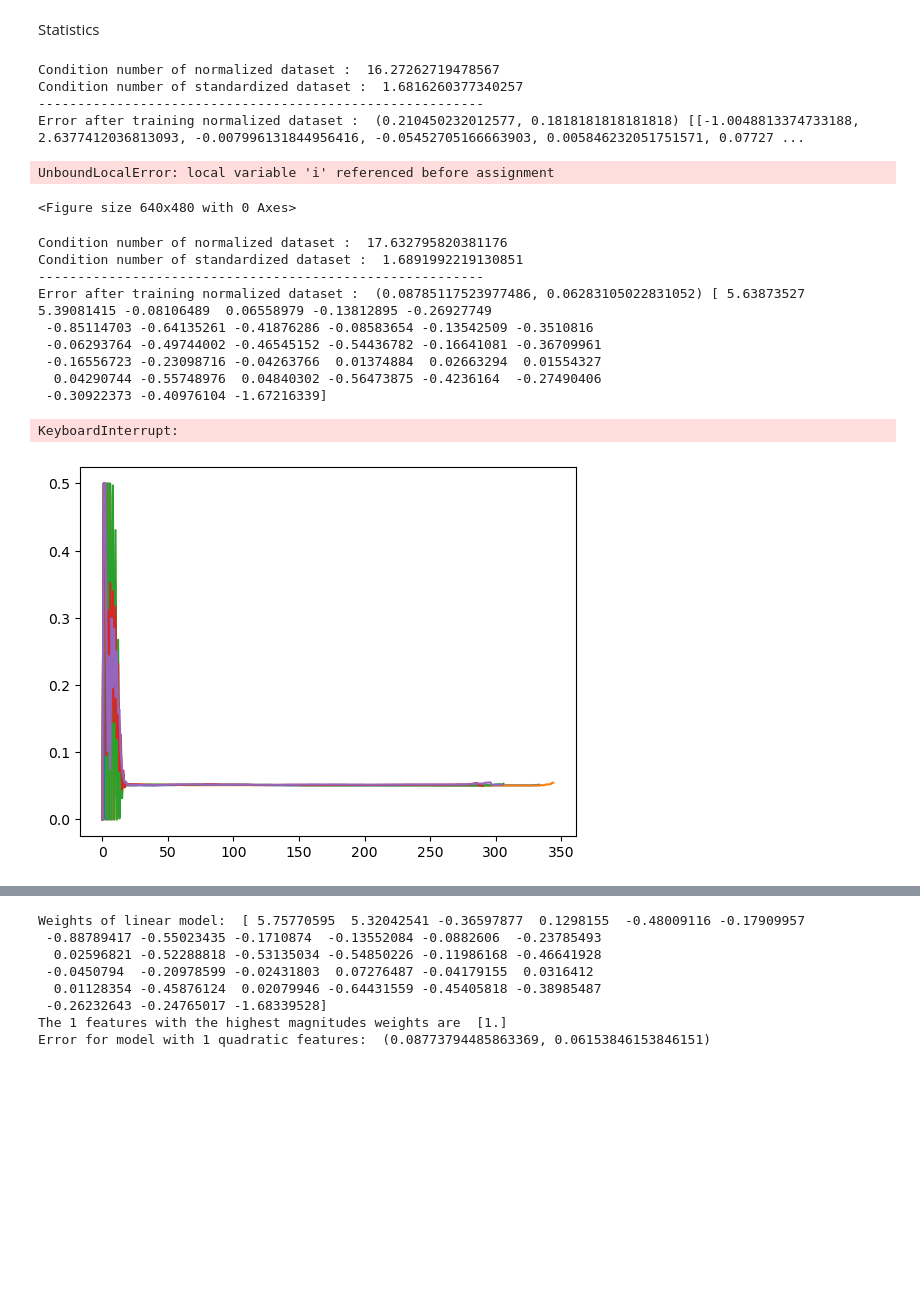
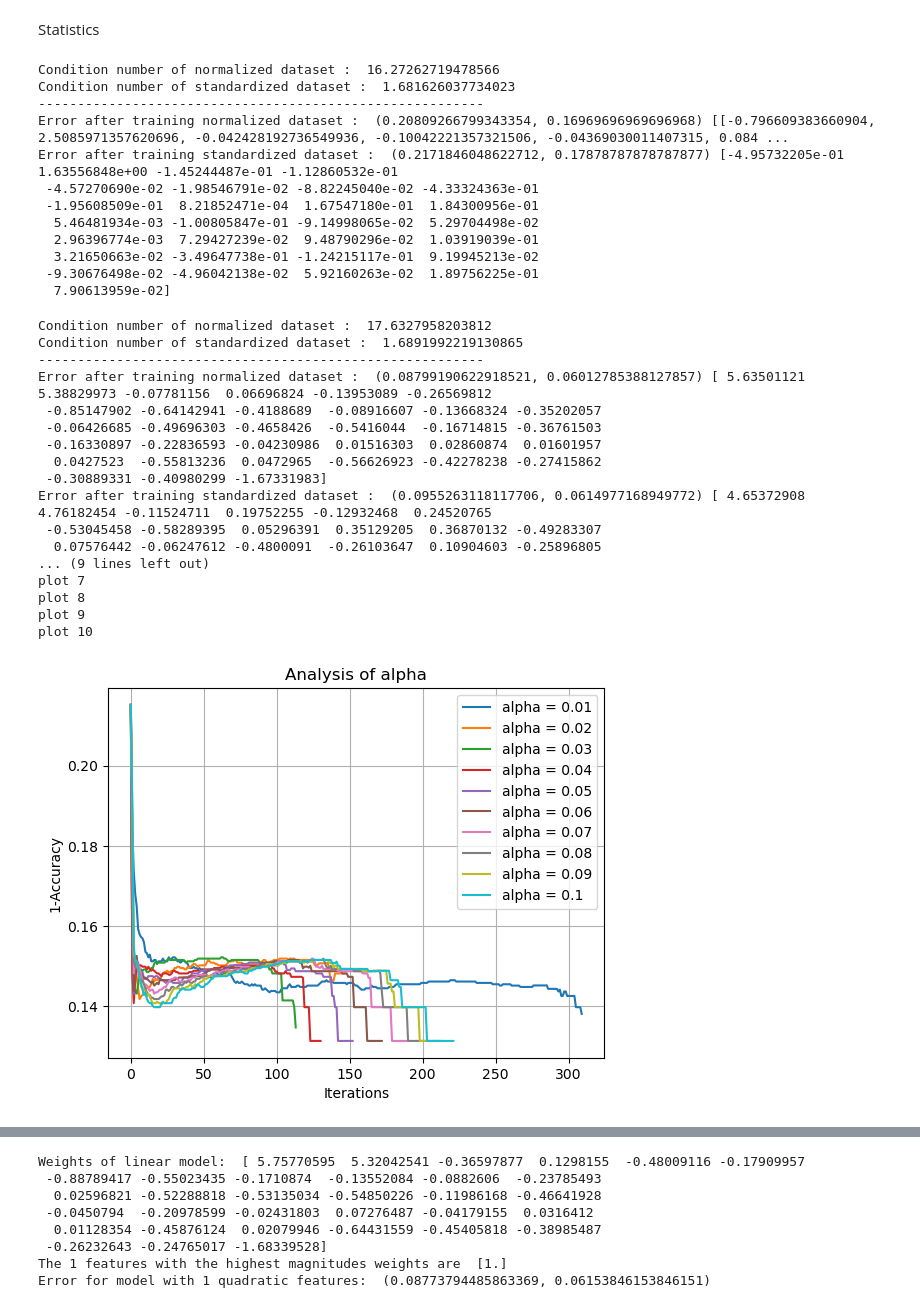
Before and after one commit to MiniMath0002/ECSE551, a Jupyter notebook: Assignment1Code.ipynb, the cells around one changed output, grey strips where cells are left out. Saved outputs shown, nothing was run; the diff lists cells and outputs as text; code cells hidden in the pictures; blank space fills up the shorter version.

Commit message:
added models

```diff
--- a/Assignment1Code.ipynb
+++ b/Assignment1Code.ipynb
@@ -393,54 +393,68 @@ print("Condition number of standardized dataset : ", condition_number(features_c
 print("---------------------------------------------------------")
 #print("Error after training original dataset : ", ckd_model.crossValidation(10))
 print("Error after training normalized dataset : ", ckd_model_norm.crossValidation(10), ckd_model_norm.weigth_arr)
-ckd_model_norm.hyperparameterAnalysis(10)
 
 
-#print("Error after training standardized dataset : ", ckd_model_stand.crossValidation(10),ckd_model_stand.avg_weigth)
+
+print("Error after training standardized dataset : ", ckd_model_stand.crossValidation(10),ckd_model_stand.avg_weigth)
 # %% [output]
-Condition number of normalized dataset :  16.27262719478567
-Condition number of standardized dataset :  1.6816260377340257
+Condition number of normalized dataset :  16.27262719478566
+Condition number of standardized dataset :  1.681626037734023
 ---------------------------------------------------------
-Error after training normalized dataset :  (0.210450232012577, 0.1818181818181818) [[-1.0048813374733188, 2.6377412036813093, -0.007996131844956416, -0.05452705166663903, 0.005846232051751571, 0.07727 ...
+Error after training normalized dataset :  (0.20809266799343354, 0.16969696969696968) [[-0.796609383660904, 2.5085971357620696, -0.042428192736549936, -0.10042221357321506, -0.04369030011407315, 0.084 ...
+Error after training standardized dataset :  (0.2171846048622712, 0.17878787878787877) [-4.95732205e-01  1.63556848e+00 -1.45244487e-01 -1.12860532e-01
+ -4.57270690e-02 -1.98546791e-02 -8.82245040e-02 -4.33324363e-01
+ -1.95608509e-01  8.21852471e-04  1.67547180e-01  1.84300956e-01
+  5.46481934e-03 -1.00805847e-01 -9.14998065e-02  5.29704498e-02
+  2.96396774e-03  7.29427239e-02  9.48790296e-02  1.03919039e-01
+  3.21650663e-02 -3.49647738e-01 -1.24215117e-01  9.19945213e-02
+ -9.30676498e-02 -4.96042138e-02  5.92160263e-02  1.89756225e-01
+  7.90613959e-02]
-UnboundLocalError: local variable 'i' referenced before assignment
-<Figure size 640x480 with 0 Axes>
 # %%
 battery_model = Model(df_battery, battery_data, "This is the model for the battery dataset")
 features_battery = df_battery.drop(['ID', 'label'], axis=1)
 
 def condition_number(features):
     A = features.to_numpy()
     U, S, V = np.linalg.svd(A, full_matrices=False)
     condition_num = np.max(S) / np.min(S[np.nonzero(S)])
     return condition_num
 
 # normalize data
 df_norm = battery_model.normalize(True, False)
 features_battery_norm = df_norm.drop(['ID', 'label'], axis=1)
 battery_model_norm = Model(df_norm, df_norm.to_numpy())
 
 # standardize data
 df_stand = battery_model.normalize(False, True)
 features_battery_stand = df_stand.drop(['ID', 'label'], axis=1)
 battery_model_stand = Model(df_stand, df_stand.to_numpy())
 
 #print("Condition number of original dataset : ", condition_number(features_battery))
 print("Condition number of normalized dataset : ", condition_number(features_battery_norm))
 print("Condition number of standardized dataset : ", condition_number(features_battery_stand))
 print("---------------------------------------------------------")
 #print("Error after training original dataset : ", battery_model.crossValidation(10))
 print("Error after training normalized dataset : ", battery_model_norm.crossValidation(10), battery_model_norm.avg_weigth)
-battery_model_norm.hyperparameterAnalysis(10)
+#battery_model_norm.hyperparameterAnalysis(10)
 print("Error after training standardized dataset : ", battery_model_stand.crossValidation(10),battery_model_stand.avg_weigth)
+ckd_model_stand.hyperparameterAnalysis(10)
 # %% [output]
-Condition number of normalized dataset :  17.632795820381176
-Condition number of standardized dataset :  1.6891992219130851
+Condition number of normalized dataset :  17.6327958203812
+Condition number of standardized dataset :  1.6891992219130865
 ---------------------------------------------------------
-Error after training normalized dataset :  (0.08785117523977486, 0.06283105022831052) [ 5.63873527  5.39081415 -0.08106489  0.06558979 -0.13812895 -0.26927749
- -0.85114703 -0.64135261 -0.41876286 -0.08583654 -0.13542509 -0.3510816
- -0.06293764 -0.49744002 -0.46545152 -0.54436782 -0.16641081 -0.36709961
- -0.16556723 -0.23098716 -0.04263766  0.01374884  0.02663294  0.01554327
-  0.04290744 -0.55748976  0.04840302 -0.56473875 -0.4236164  -0.27490406
- -0.30922373 -0.40976104 -1.67216339]
+Error after training normalized dataset :  (0.08799190622918521, 0.06012785388127857) [ 5.63501121  5.38829973 -0.07781156  0.06696824 -0.13953089 -0.26569812
+ -0.85147902 -0.64142941 -0.4188689  -0.08916607 -0.13668324 -0.35202057
+ -0.06426685 -0.49696303 -0.4658426  -0.5416044  -0.16714815 -0.36761503
+ -0.16330897 -0.22836593 -0.04230986  0.01516303  0.02860874  0.01601957
+  0.0427523  -0.55813236  0.0472965  -0.56626923 -0.42278238 -0.27415862
+ -0.30889331 -0.40980299 -1.67331983]
+Error after training standardized dataset :  (0.0955263118117706, 0.0614977168949772) [ 4.65372908  4.76182454 -0.11524711  0.19752255 -0.12932468  0.24520765
+ -0.53045458 -0.58289395  0.05296391  0.35129205  0.36870132 -0.49283307
+  0.07576442 -0.06247612 -0.4800091  -0.26103647  0.10904603 -0.25896805
+... (9 lines left out)
+plot 7
+plot 8
+plot 9
+plot 10
-KeyboardInterrupt:
-[figure, old version]
+[figure, new version]
```
Also changed, not shown: parts of 4 cells of this notebook, 3 other files.
